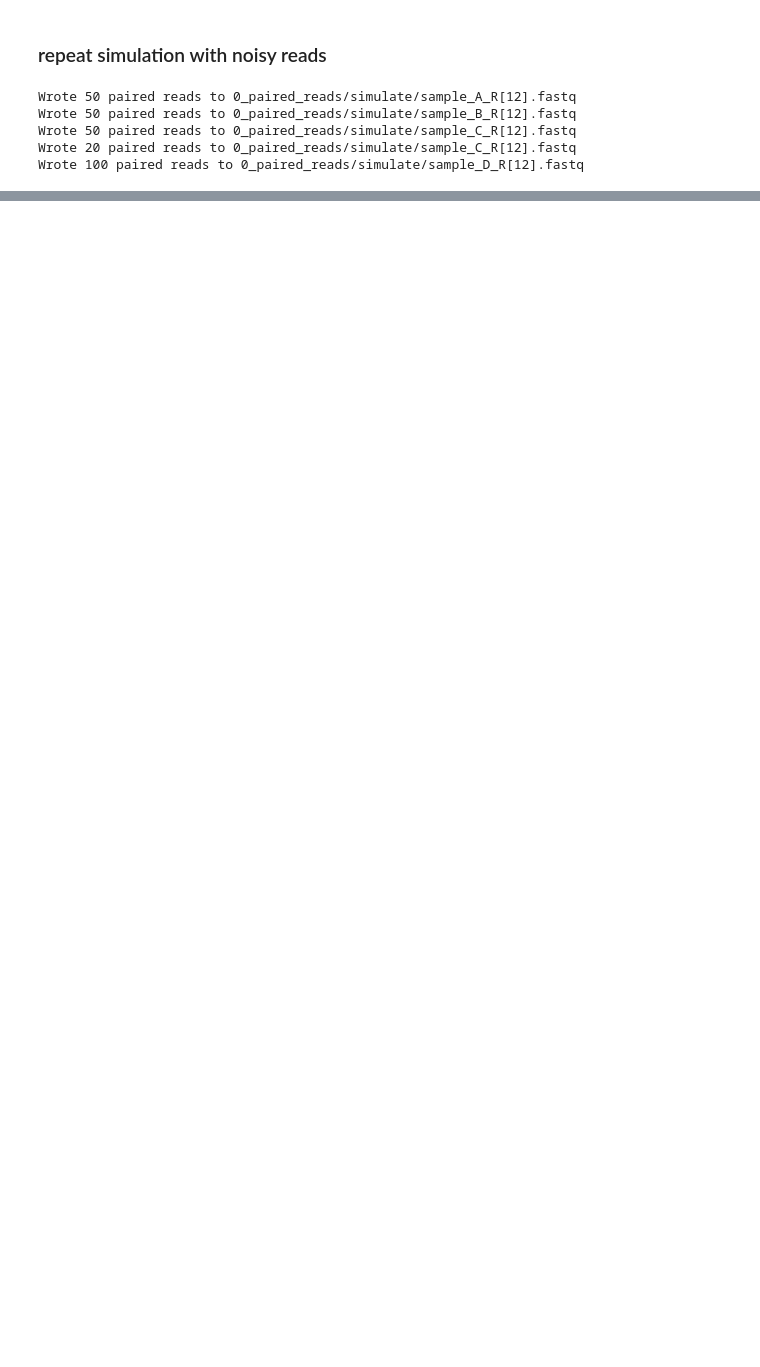
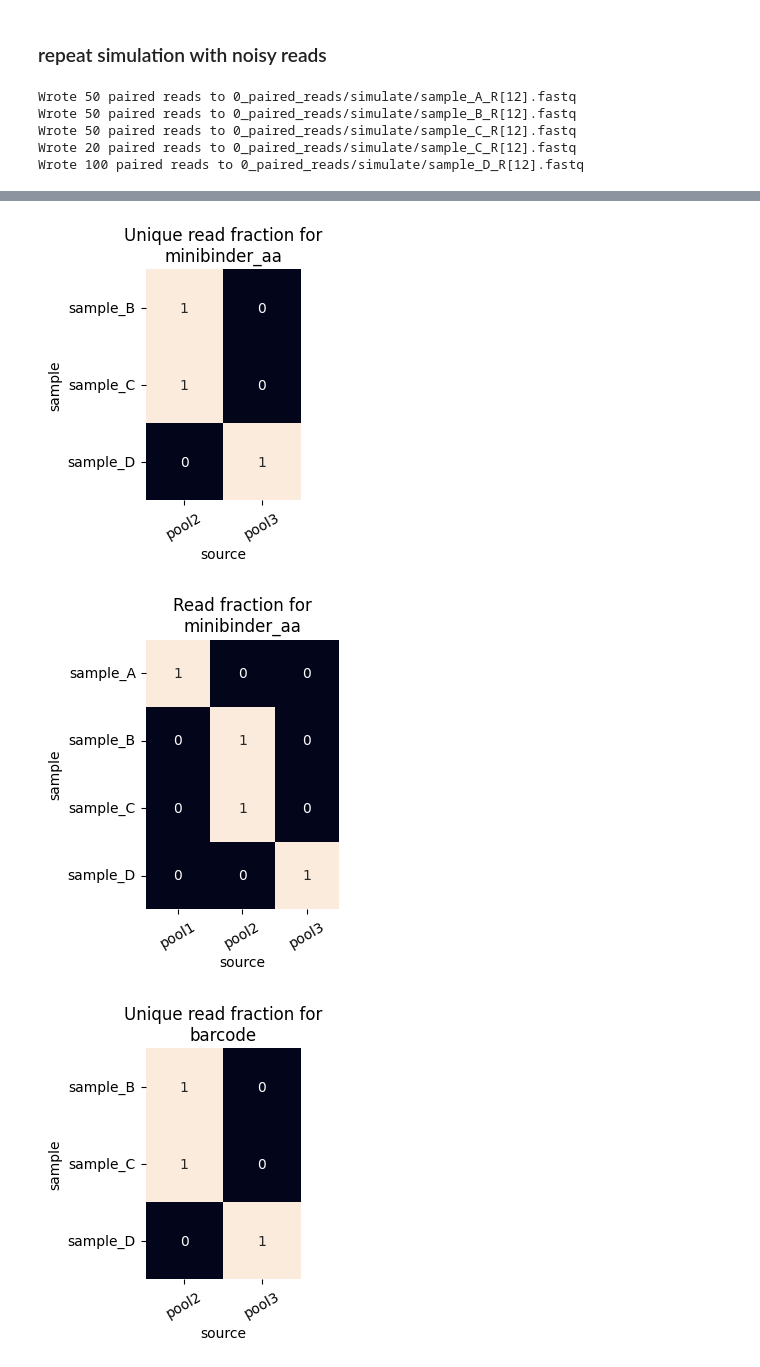
Before and after one commit to feldman4/ngs-analysis, a Jupyter notebook: examples/paired_reads/paired_read_example.ipynb, the cells around one changed output, grey strips where cells are left out. Cells and saved outputs as stored; diff of their text form; code cells hidden in the pictures; blank space fills up the shorter version.

```diff
--- a/examples/paired_reads/paired_read_example.ipynb
+++ b/examples/paired_reads/paired_read_example.ipynb
@@ -206,0 +218,7 @@ pd.read_csv('3_mapped/simulate/sample_B.mapped.csv')
+# %%
+for image in glob('figures/simulate/heatmap*png'):
+    display(Image(image))
+# %% [output]
+[figure, added]
+[figure, added]
+[figure, added]
```
Also changed, not shown: parts of 9 cells of this notebook.
